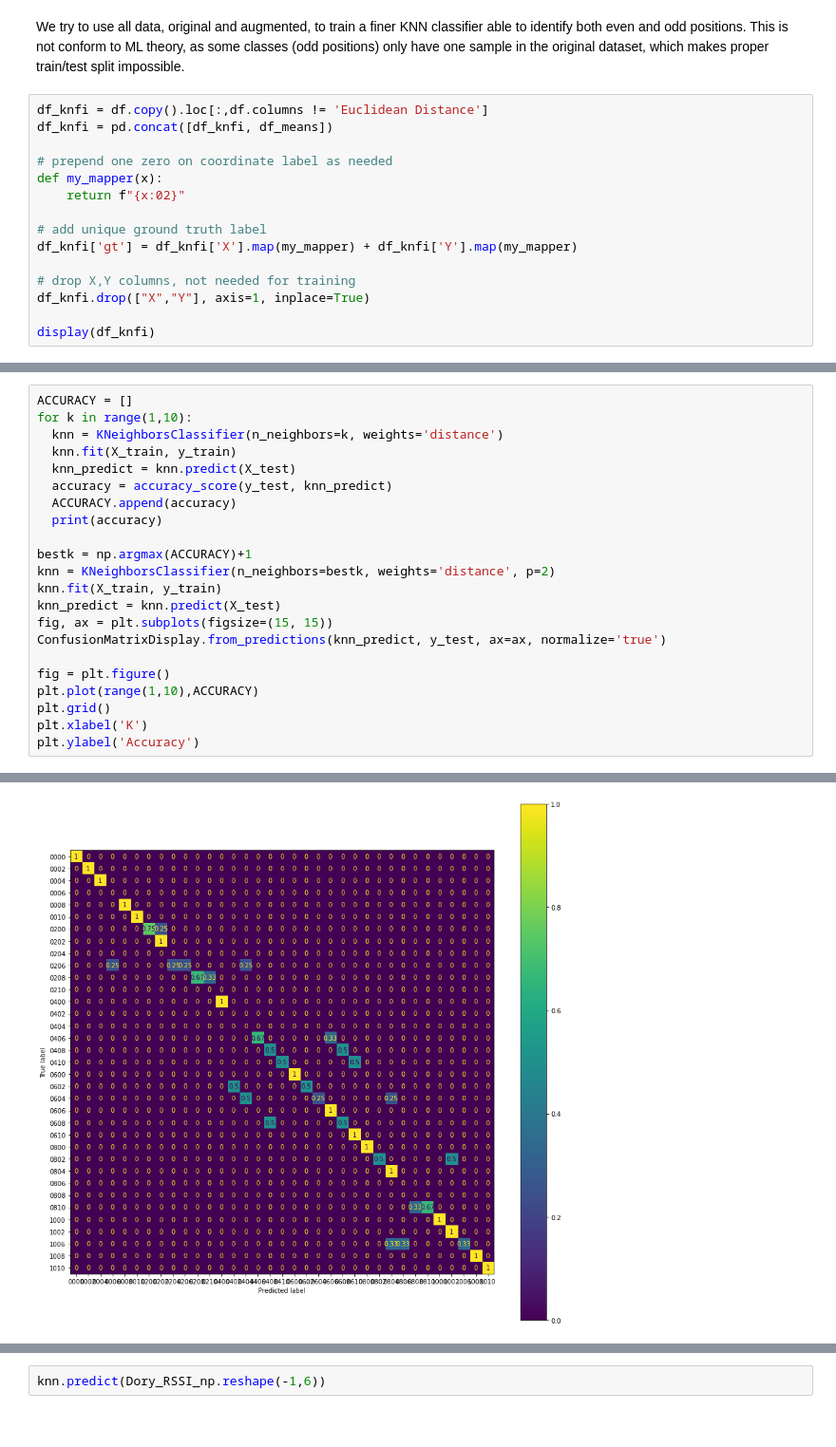
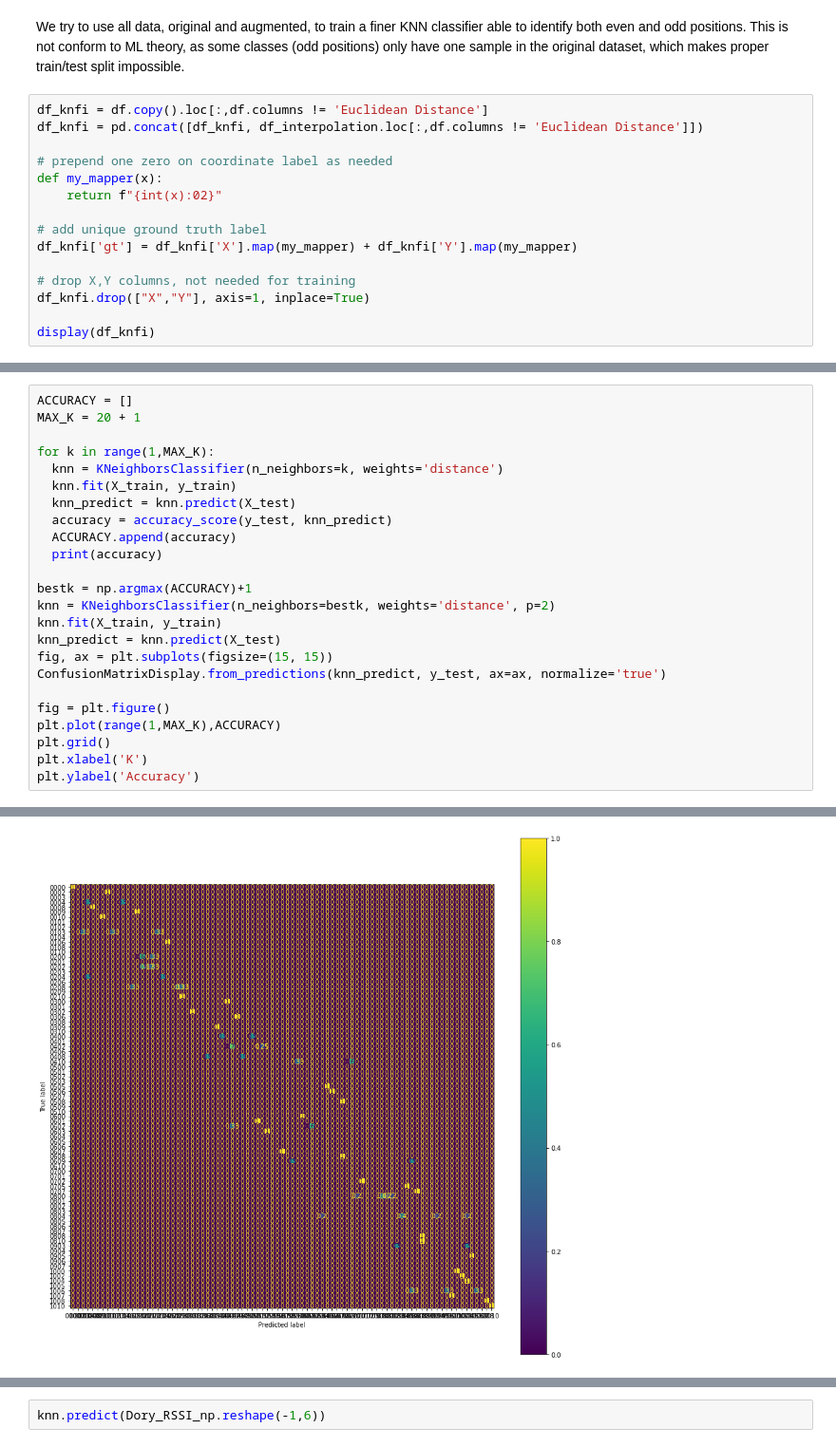
Before and after one commit to francesco-plt/finding-dory, a Jupyter notebook: localization.ipynb, the cells around one changed output, grey strips where cells are left out. Shown: that part at 95% size. Saved outputs shown, nothing was run; the diff lists cells and outputs as text.

Commit message:
fix input dataframe for KNN interplation + mean

```diff
--- a/localization.ipynb
+++ b/localization.ipynb
@@ -415,11 +415,11 @@ array(['0206'], dtype=object)
 We try to use all data, original and augmented, to train a finer KNN classifier able to identify both even and odd positions. This is not conform to ML theory, as some classes (odd positions) only have one sample in the original dataset, which makes proper train/test split impossible.
 # %%
 df_knfi = df.copy().loc[:,df.columns != 'Euclidean Distance']
-df_knfi = pd.concat([df_knfi, df_means])
+df_knfi = pd.concat([df_knfi, df_interpolation.loc[:,df.columns != 'Euclidean Distance']])
 
 # prepend one zero on coordinate label as needed
 def my_mapper(x):
-    return f"{x:02}"
+    return f"{int(x):02}"
 
 # add unique ground truth label
 df_knfi['gt'] = df_knfi['X'].map(my_mapper) + df_knfi['Y'].map(my_mapper)
@@ -458,6 +471,8 @@ display(len(y_test.unique()))
 # %%
 ACCURACY = []
-for k in range(1,10):
+MAX_K = 20 + 1
+
+for k in range(1,MAX_K):
   knn = KNeighborsClassifier(n_neighbors=k, weights='distance')
   knn.fit(X_train, y_train)
   knn_predict = knn.predict(X_test)
@@ -473,7 +488,7 @@ fig, ax = plt.subplots(figsize=(15, 15))
 ConfusionMatrixDisplay.from_predictions(knn_predict, y_test, ax=ax, normalize='true')
 
 fig = plt.figure()
-plt.plot(range(1,10),ACCURACY)
+plt.plot(range(1,MAX_K),ACCURACY)
 plt.grid()
 plt.xlabel('K')
 plt.ylabel('Accuracy')
@@ -490,2 +515,2 @@ plt.ylabel('Accuracy')
 Text(0, 0.5, 'Accuracy')
-[figure, old version]
+[figure, new version]
```
Also changed, not shown: parts of 3 cells of this notebook.
